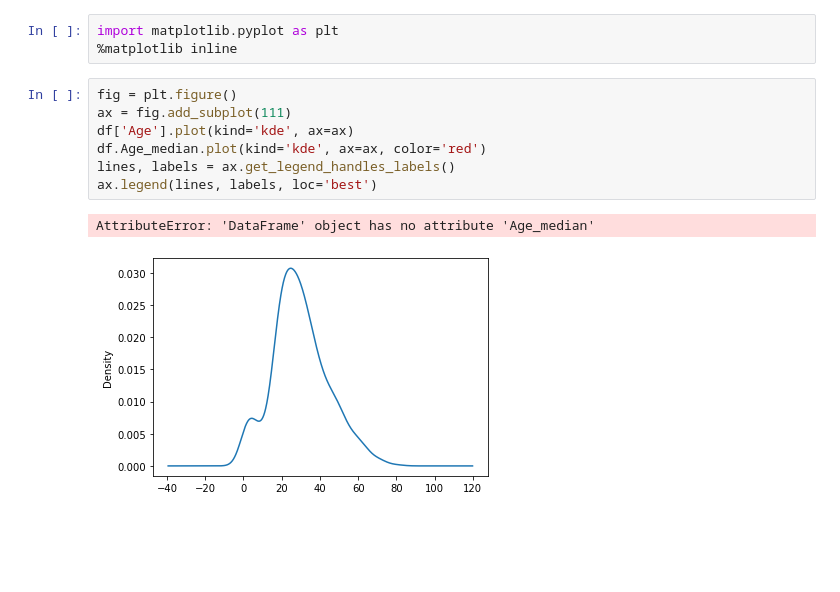
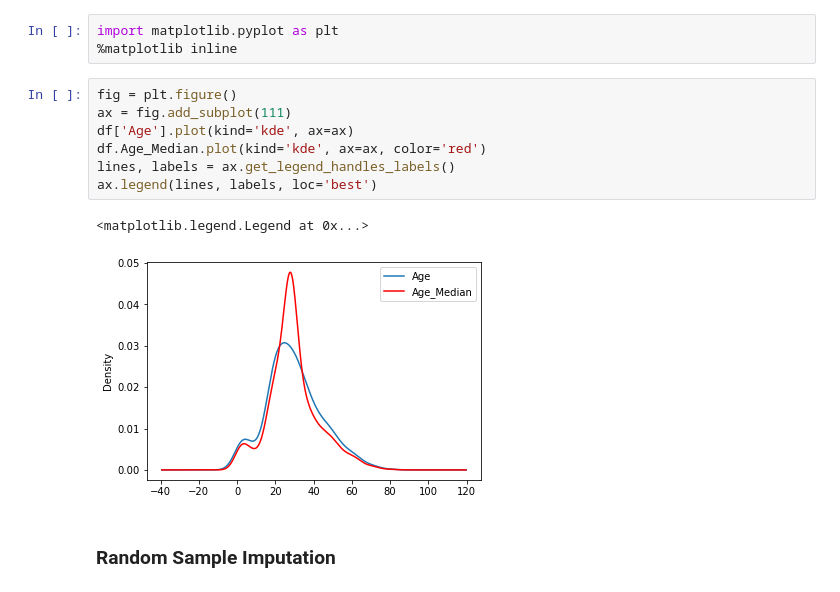
Before and after one commit to AugustineJosephMN/Feature-Engineering, a Jupyter notebook: Handling-Missing-Values.ipynb, the cells around one changed output. Saved outputs shown, nothing was run; the diff lists cells and outputs as text; blank space fills up the shorter version.

```diff
--- a/Handling-Missing-Values.ipynb
+++ b/Handling-Missing-Values.ipynb
@@ -125,10 +125,12 @@ import matplotlib.pyplot as plt
 # %%
 fig = plt.figure()
 ax = fig.add_subplot(111)
 df['Age'].plot(kind='kde', ax=ax)
-df.Age_median.plot(kind='kde', ax=ax, color='red')
+df.Age_Median.plot(kind='kde', ax=ax, color='red')
 lines, labels = ax.get_legend_handles_labels()
 ax.legend(lines, labels, loc='best')
 # %% [output]
-AttributeError: 'DataFrame' object has no attribute 'Age_median'
+<matplotlib.legend.Legend at 0x...>
-[figure, old version]
+[figure, new version]
+# %% [markdown]
+### Random Sample Imputation
```
Also changed, not shown: parts of 13 cells of this notebook.
